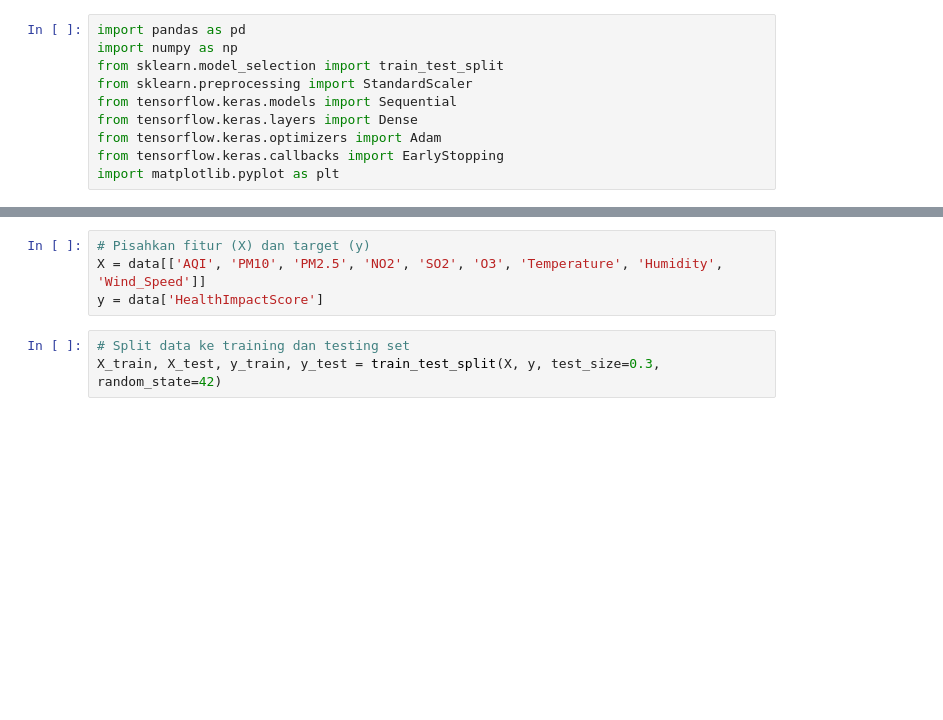
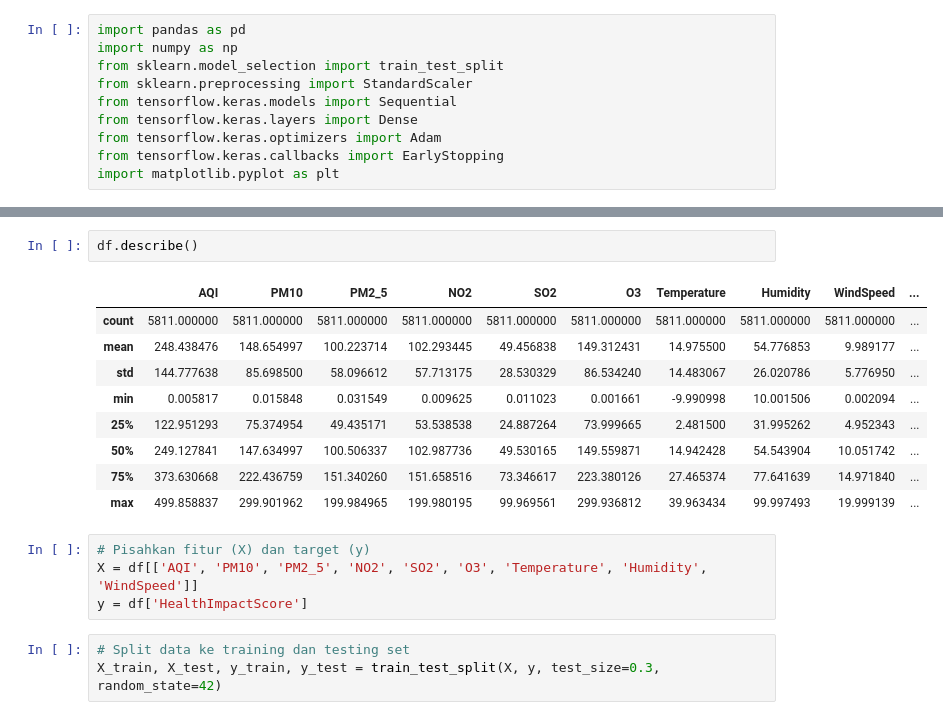
Before and after one commit to MuchBasroil/capstone-project-awair, a Jupyter notebook: Regresi Model.ipynb, the cells around one changed output, grey strips where cells are left out. Cells and saved outputs as stored; diff of their text form; blank space fills up the shorter version.

```diff
--- a/Regresi Model.ipynb
+++ b/Regresi Model.ipynb
@@ -26,7 +22,19 @@ data = pd.DataFrame({
+# %%
+df.describe()
+# %% [output]
+|  | AQI | PM10 | PM2_5 | NO2 | SO2 | O3 | Temperature | Humidity | WindSpeed | ... |
+| count | 5811.000000 | 5811.000000 | 5811.000000 | 5811.000000 | 5811.000000 | 5811.000000 | 5811.000000 | 5811.000000 | 5811.000000 | ... |
+| mean | 248.438476 | 148.654997 | 100.223714 | 102.293445 | 49.456838 | 149.312431 | 14.975500 | 54.776853 | 9.989177 | ... |
+| std | 144.777638 | 85.698500 | 58.096612 | 57.713175 | 28.530329 | 86.534240 | 14.483067 | 26.020786 | 5.776950 | ... |
+| min | 0.005817 | 0.015848 | 0.031549 | 0.009625 | 0.011023 | 0.001661 | -9.990998 | 10.001506 | 0.002094 | ... |
+| 25% | 122.951293 | 75.374954 | 49.435171 | 53.538538 | 24.887264 | 73.999665 | 2.481500 | 31.995262 | 4.952343 | ... |
+| 50% | 249.127841 | 147.634997 | 100.506337 | 102.987736 | 49.530165 | 149.559871 | 14.942428 | 54.543904 | 10.051742 | ... |
+| 75% | 373.630668 | 222.436759 | 151.340260 | 151.658516 | 73.346617 | 223.380126 | 27.465374 | 77.641639 | 14.971840 | ... |
+| max | 499.858837 | 299.901962 | 199.984965 | 199.980195 | 99.969561 | 299.936812 | 39.963434 | 99.997493 | 19.999139 | ... |
 # %%
 # Pisahkan fitur (X) dan target (y)
-X = data[['AQI', 'PM10', 'PM2.5', 'NO2', 'SO2', 'O3', 'Temperature', 'Humidity', 'Wind_Speed']]
-y = data['HealthImpactScore']
+X = df[['AQI', 'PM10', 'PM2_5', 'NO2', 'SO2', 'O3', 'Temperature', 'Humidity', 'WindSpeed']]
+y = df['HealthImpactScore']
 # %%
 # Split data ke training dan testing set
 X_train, X_test, y_train, y_test = train_test_split(X, y, test_size=0.3, random_state=42)
```
Also changed, not shown: parts of 10 cells of this notebook.
